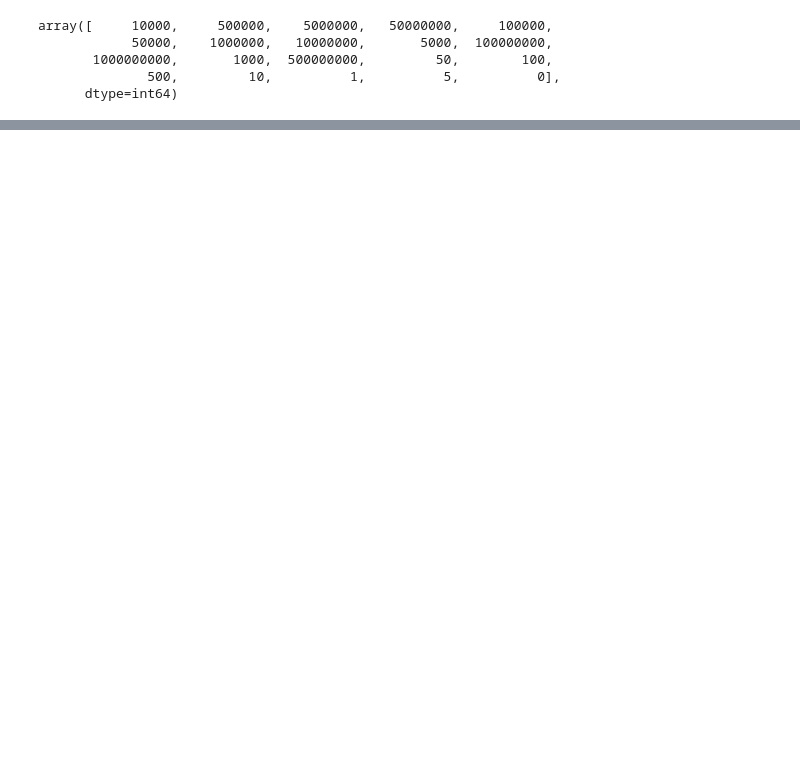
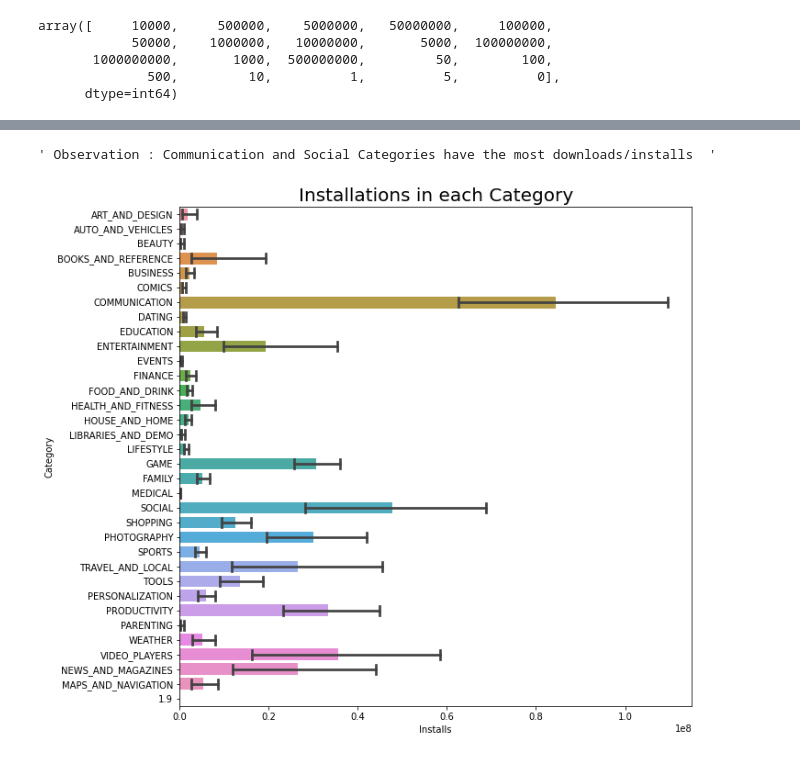
Before and after one commit to AdityaSolanki189/PythonProjects, a Jupyter notebook: GooglePS_DataAnalysis/GPlaydata_Analysis_final.ipynb, the cells around one changed output, grey strips where cells are left out. Saved outputs shown, nothing was run; the diff lists cells and outputs as text; code cells hidden in the pictures; blank space fills up the shorter version.

```diff
--- a/GooglePS_DataAnalysis/GPlaydata_Analysis_final.ipynb
+++ b/GooglePS_DataAnalysis/GPlaydata_Analysis_final.ipynb
@@ -188,0 +298,11 @@ ValueError: cannot convert float NaN to integer
+# %%
+# Plotting Installs In Each Category
+
+plt.figure(figsize=(10,10))
+g = sns.barplot(x="Installs", y="Category", data=data, capsize=.6)
+plt.title('Installations in each Category',size = 20)
+
+""" Observation : Communication and Social Categories have the most downloads/installs  """
+# %% [output]
+' Observation : Communication and Social Categories have the most downloads/installs  '
+[figure, added]
```
Also changed, not shown: parts of 20 cells of this notebook, 1 other file.
